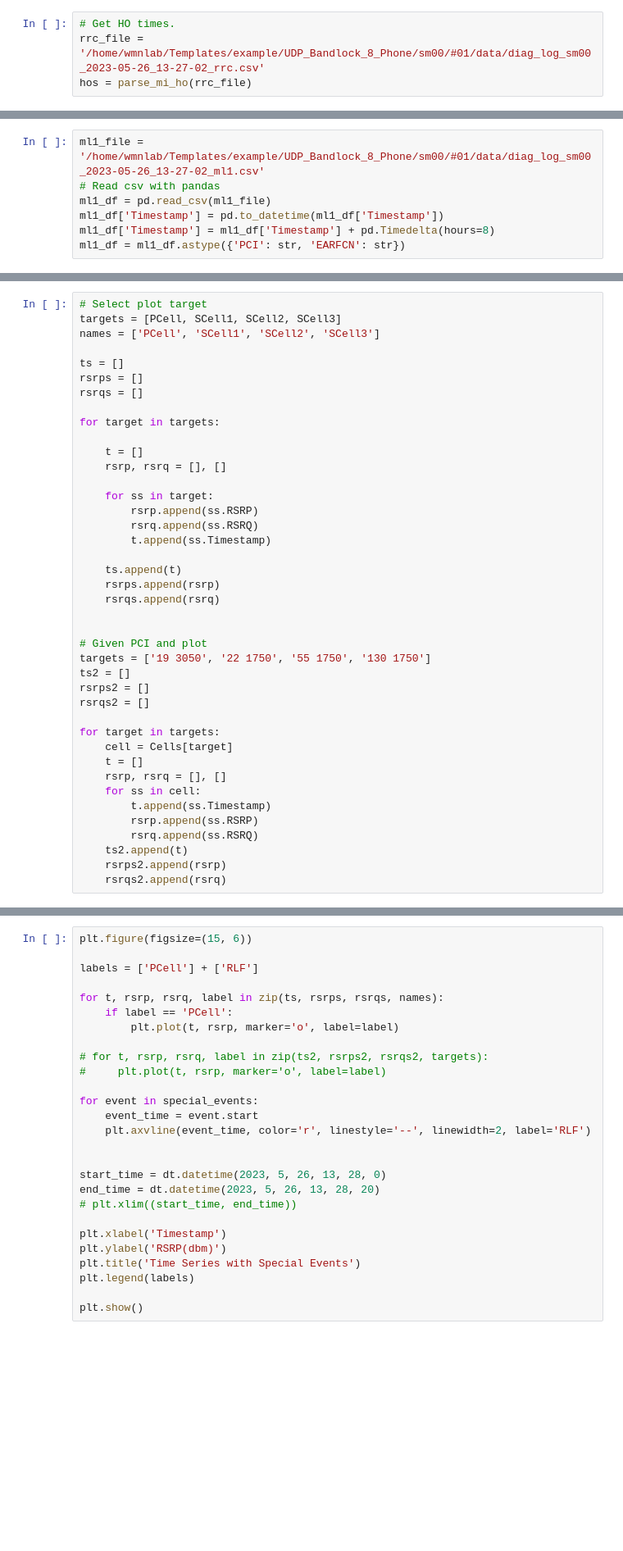
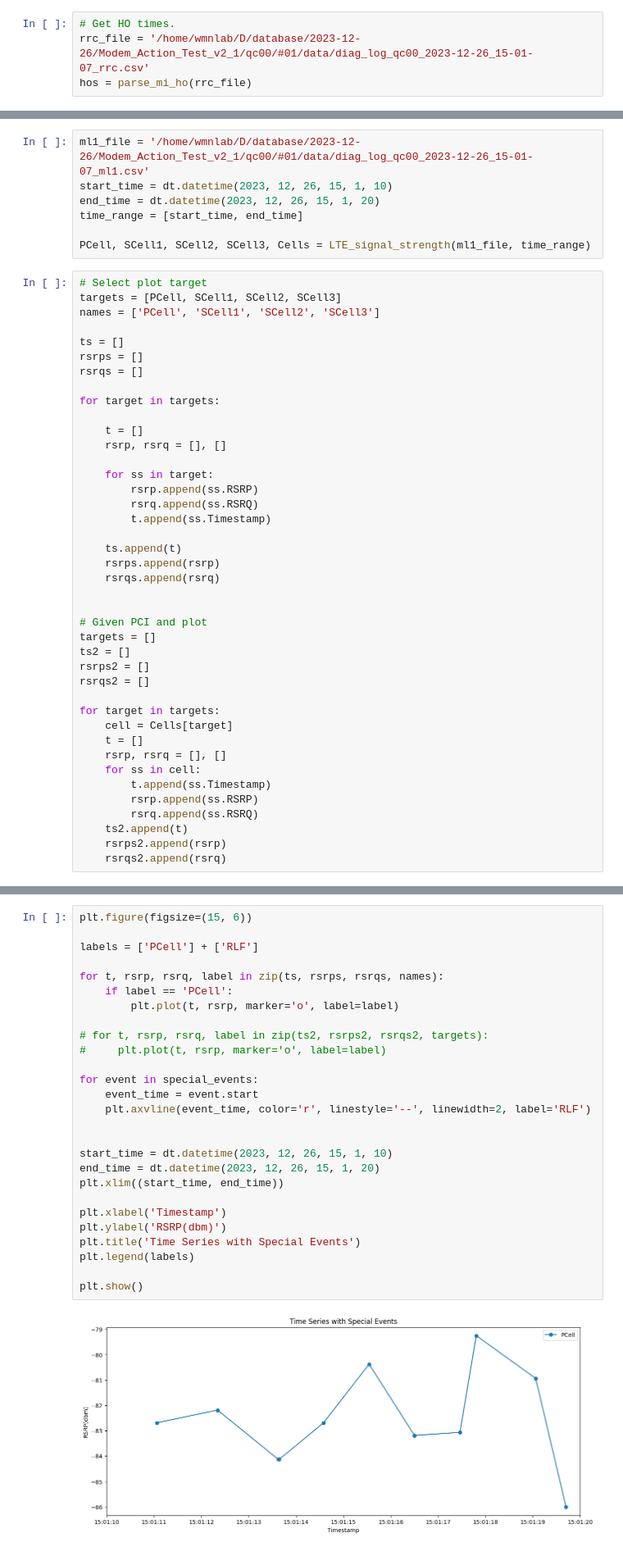
Before and after one commit to chihyangchen/ntu-experiments, a Jupyter notebook: sheng-ru/analysis/simple_plot.ipynb, the cells around one changed output, grey strips where cells are left out. Shown at 82% size. Cells and saved outputs as stored; diff of their text form; blank space fills up the shorter version.

```diff
--- a/sheng-ru/analysis/simple_plot.ipynb
+++ b/sheng-ru/analysis/simple_plot.ipynb
@@ -396,7 +396,7 @@ dl_df = pd.read_csv(dl_file)
 dl_df['Timestamp'] = pd.to_datetime(dl_df['Timestamp'])
 # %%
 # Get HO times.
-rrc_file = '/home/wmnlab/Templates/example/UDP_Bandlock_8_Phone/sm00/#01/data/diag_log_sm00_2023-05-26_13-27-02_rrc.csv'
+rrc_file = '/home/wmnlab/D/database/2023-12-26/Modem_Action_Test_v2_1/qc00/#01/data/diag_log_qc00_2023-12-26_15-01-07_rrc.csv'
 hos = parse_mi_ho(rrc_file)
 # %%
 Timestamps = dl_df['Timestamp']
@@ -425,10 +425,3 @@ plt.gcf().autofmt_xdate()
 plt.show()
 # %% [markdown]
 ## Signal Strength
-# %%
-ml1_file = '/home/wmnlab/Templates/example/UDP_Bandlock_8_Phone/sm00/#01/data/diag_log_sm00_2023-05-26_13-27-02_ml1.csv'
-# Read csv with pandas
-ml1_df = pd.read_csv(ml1_file)
-ml1_df['Timestamp'] = pd.to_datetime(ml1_df['Timestamp'])
-ml1_df['Timestamp'] = ml1_df['Timestamp'] + pd.Timedelta(hours=8)
-ml1_df = ml1_df.astype({'PCI': str, 'EARFCN': str})
@@ -483,3 +494,10 @@ for i in range(len(ml1_df)):
+# %%
+ml1_file = '/home/wmnlab/D/database/2023-12-26/Modem_Action_Test_v2_1/qc00/#01/data/diag_log_qc00_2023-12-26_15-01-07_ml1.csv'
+start_time = dt.datetime(2023, 12, 26, 15, 1, 10)
+end_time = dt.datetime(2023, 12, 26, 15, 1, 20)
+time_range = [start_time, end_time]
+
+PCell, SCell1, SCell2, SCell3, Cells = LTE_signal_strength(ml1_file, time_range)
 # %%
 # Select plot target
 targets = [PCell, SCell1, SCell2, SCell3]
@@ -505,7 +523,7 @@ for target in targets:
 
 
 # Given PCI and plot
-targets = ['19 3050', '22 1750', '55 1750', '130 1750']
+targets = []
 ts2 = []
 rsrps2 = []
 rsrqs2 = []
@@ -529,27 +549,29 @@ special_events
 # %%
 plt.figure(figsize=(15, 6))
 
 labels = ['PCell'] + ['RLF']
 
 for t, rsrp, rsrq, label in zip(ts, rsrps, rsrqs, names):
     if label == 'PCell':
         plt.plot(t, rsrp, marker='o', label=label)
 
 # for t, rsrp, rsrq, label in zip(ts2, rsrps2, rsrqs2, targets):
 #     plt.plot(t, rsrp, marker='o', label=label)
 
 for event in special_events:
     event_time = event.start
     plt.axvline(event_time, color='r', linestyle='--', linewidth=2, label='RLF')
 
 
-start_time = dt.datetime(2023, 5, 26, 13, 28, 0)
-end_time = dt.datetime(2023, 5, 26, 13, 28, 20)
-# plt.xlim((start_time, end_time))
+start_time = dt.datetime(2023, 12, 26, 15, 1, 10)
+end_time = dt.datetime(2023, 12, 26, 15, 1, 20)
+plt.xlim((start_time, end_time))
 
 plt.xlabel('Timestamp')
 plt.ylabel('RSRP(dbm)')
 plt.title('Time Series with Special Events')
 plt.legend(labels)
 
 plt.show()
+# %% [output]
+[figure, added]
```
Also changed, not shown: parts of 7 cells of this notebook, 3 other files.
